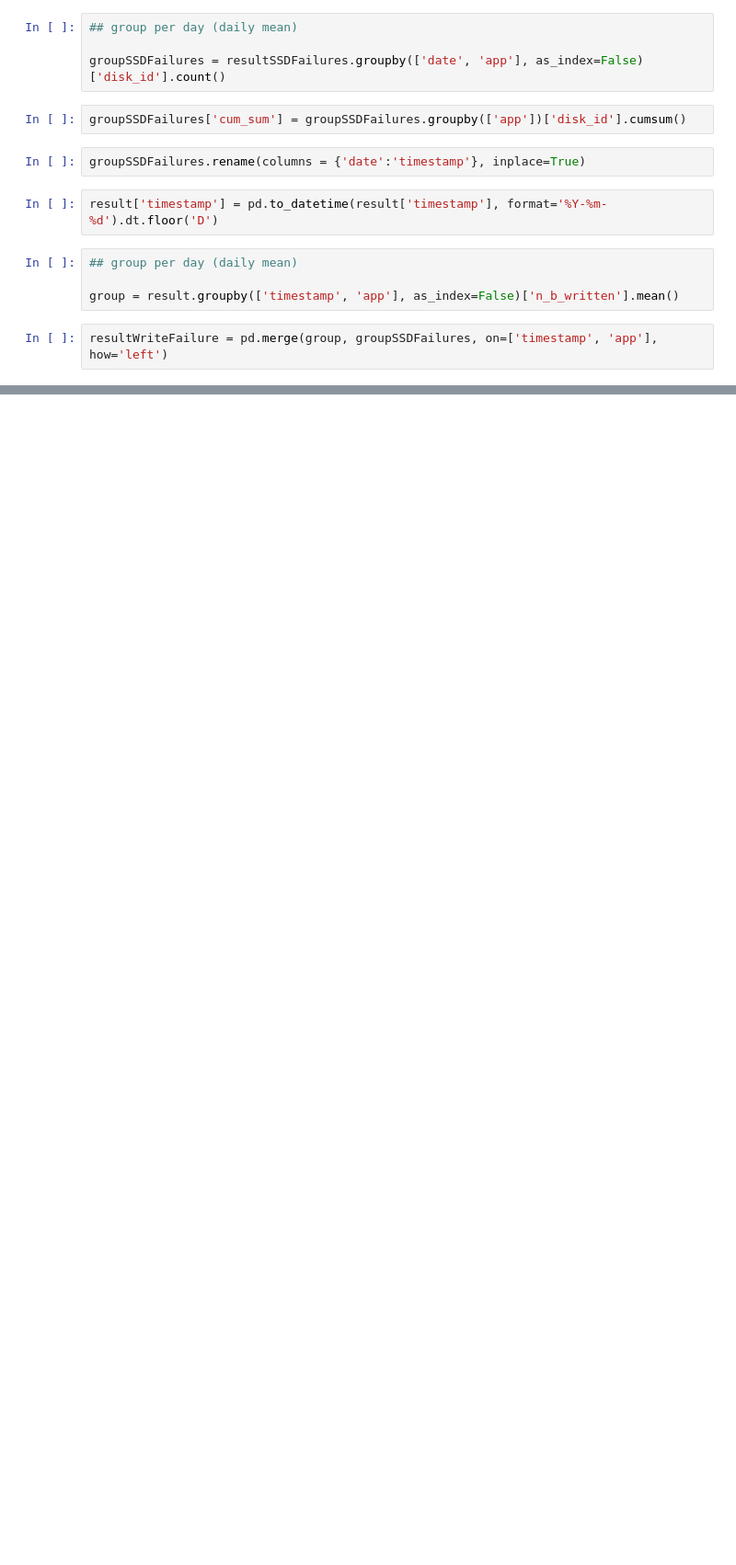
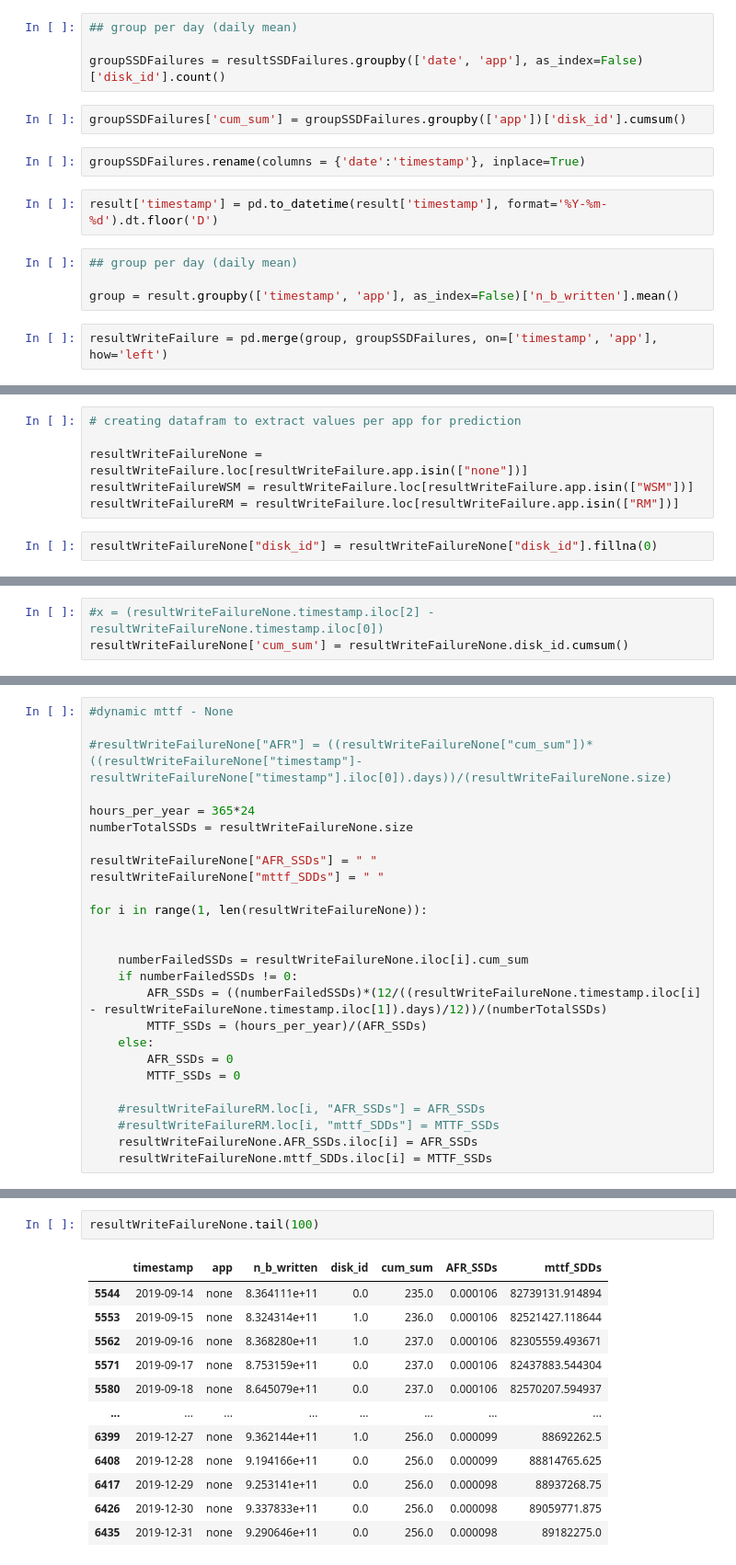
Before and after one commit to EricBorba/StorageFailurePredictor, a Jupyter notebook: WriteAnalB2Model.ipynb, the cells around one changed output, grey strips where cells are left out. Shown at 92% size. Cells and saved outputs as stored; diff of their text form; blank space fills up the shorter version.

```diff
--- a/WriteAnalB2Model.ipynb
+++ b/WriteAnalB2Model.ipynb
@@ -685,0 +672,8 @@ plt.setp(graph.get_xticklabels(), rotation=45)
+# %%
+# creating datafram to extract values per app for prediction
+
+resultWriteFailureNone = resultWriteFailure.loc[resultWriteFailure.app.isin(["none"])]
+resultWriteFailureWSM = resultWriteFailure.loc[resultWriteFailure.app.isin(["WSM"])]
+resultWriteFailureRM = resultWriteFailure.loc[resultWriteFailure.app.isin(["RM"])]
+# %%
+resultWriteFailureNone["disk_id"] = resultWriteFailureNone["disk_id"].fillna(0)
@@ -685,0 +690,3 @@ plt.setp(graph.get_xticklabels(), rotation=45)
+# %%
+#x = (resultWriteFailureNone.timestamp.iloc[2] - resultWriteFailureNone.timestamp.iloc[0])
+resultWriteFailureNone['cum_sum'] = resultWriteFailureNone.disk_id.cumsum()
@@ -685,0 +702,26 @@ plt.setp(graph.get_xticklabels(), rotation=45)
+# %%
+#dynamic mttf - None
+
+#resultWriteFailureNone["AFR"] = ((resultWriteFailureNone["cum_sum"])*((resultWriteFailureNone["timestamp"]-resultWriteFailureNone["timestamp"].iloc[0]).days))/(resultWriteFailureNone.size)
+
+hours_per_year = 365*24
+numberTotalSSDs = resultWriteFailureNone.size
+
+resultWriteFailureNone["AFR_SSDs"] = " "
+resultWriteFailureNone["mttf_SDDs"] = " "
+
+for i in range(1, len(resultWriteFailureNone)):
+
+
+    numberFailedSSDs = resultWriteFailureNone.iloc[i].cum_sum
+    if numberFailedSSDs != 0:
+        AFR_SSDs = ((numberFailedSSDs)*(12/((resultWriteFailureNone.timestamp.iloc[i] - resultWriteFailureNone.timestamp.iloc[1]).days)/12))/(numberTotalSSDs)
+        MTTF_SSDs = (hours_per_year)/(AFR_SSDs)
+    else:
+        AFR_SSDs = 0
+        MTTF_SSDs = 0
+
+    #resultWriteFailureRM.loc[i, "AFR_SSDs"] = AFR_SSDs
+    #resultWriteFailureRM.loc[i, "mttf_SDDs"] = MTTF_SSDs
+    resultWriteFailureNone.AFR_SSDs.iloc[i] = AFR_SSDs
+    resultWriteFailureNone.mttf_SDDs.iloc[i] = MTTF_SSDs
@@ -685,0 +784,15 @@ plt.setp(graph.get_xticklabels(), rotation=45)
+# %%
+resultWriteFailureNone.tail(100)
+# %% [output]
+|  | timestamp | app | n_b_written | disk_id | cum_sum | AFR_SSDs | mttf_SDDs |
+| 5544 | 2019-09-14 | none | 8.364111e+11 | 0.0 | 235.0 | 0.000106 | 82739131.914894 |
+| 5553 | 2019-09-15 | none | 8.324314e+11 | 1.0 | 236.0 | 0.000106 | 82521427.118644 |
+| 5562 | 2019-09-16 | none | 8.368280e+11 | 1.0 | 237.0 | 0.000106 | 82305559.493671 |
+| 5571 | 2019-09-17 | none | 8.753159e+11 | 0.0 | 237.0 | 0.000106 | 82437883.544304 |
+| 5580 | 2019-09-18 | none | 8.645079e+11 | 0.0 | 237.0 | 0.000106 | 82570207.594937 |
+| ... | ... | ... | ... | ... | ... | ... | ... |
+| 6399 | 2019-12-27 | none | 9.362144e+11 | 1.0 | 256.0 | 0.000099 | 88692262.5 |
+| 6408 | 2019-12-28 | none | 9.194166e+11 | 0.0 | 256.0 | 0.000099 | 88814765.625 |
+| 6417 | 2019-12-29 | none | 9.253141e+11 | 0.0 | 256.0 | 0.000098 | 88937268.75 |
+| 6426 | 2019-12-30 | none | 9.337833e+11 | 0.0 | 256.0 | 0.000098 | 89059771.875 |
+| 6435 | 2019-12-31 | none | 9.290646e+11 | 0.0 | 256.0 | 0.000098 | 89182275.0 |
```
Also changed, not shown: parts of 12 cells of this notebook, 1 other file.
